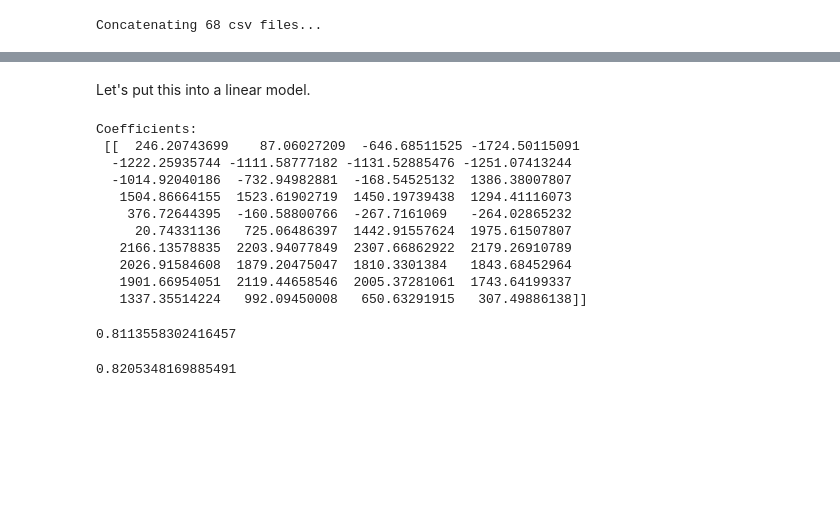
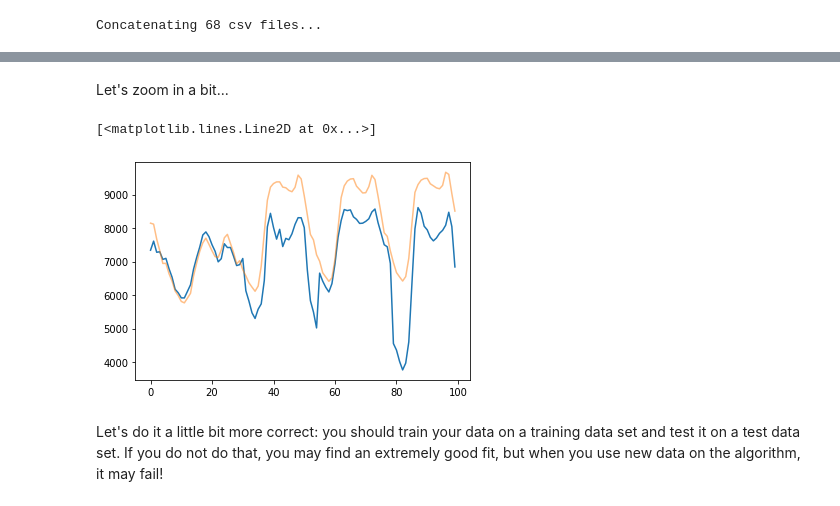
Before and after one commit to inwe-boku/lecture-scientific-computing, a Jupyter notebook: lecture07-fitting/lecture07.ipynb, the cells around one changed output, grey strips where cells are left out. Drawn from its saved outputs; the diff is of its cells as text; code cells hidden in the pictures; blank space fills up the shorter version.

```diff
--- a/lecture07-fitting/lecture07.ipynb
+++ b/lecture07-fitting/lecture07.ipynb
@@ -133,42 +99,14 @@ Joining them all together.
+# %% [markdown]
+Let's zoom in a bit...
+# %%
+plt.plot(Y[400:500])
+plt.plot(pred[400:500], alpha=0.5)
+# %% [output]
+[<matplotlib.lines.Line2D at 0x...>]
+[figure, added]
+# %% [markdown]
+Let's do it a little bit more correct:
+you should train your data on a training data set and test it on a test data set.
+If you do not do that, you may find an extremely good fit, but when you use new data on the algorithm, it may fail!
 # %%
 X_train, X_test, Y_train, Y_test = train_test_split(X, Y, test_size=0.2)
-# %% [markdown]
-Let's put this into a linear model.
-# %%
-# regr = linear_model.LinearRegression(fit_intercept = False)
-regr = linear_model.LinearRegression()
-
-# Train the model using the training sets
-regr.fit(X_train, Y_train)
-
-# The coefficients
-print('Coefficients: \n', regr.coef_)
-
-pred = regr.predict(X_test)
-
-r2_score(Y_test, pred)
-# %% [output]
-Coefficients:
- [[  246.20743699    87.06027209  -646.68511525 -1724.50115091
-  -1222.25935744 -1111.58777182 -1131.52885476 -1251.07413244
-  -1014.92040186  -732.94982881  -168.54525132  1386.38007807
-   1504.86664155  1523.61902719  1450.19739438  1294.41116073
-    376.72644395  -160.58800766  -267.7161069   -264.02865232
-     20.74331136   725.06486397  1442.91557624  1975.61507807
-   2166.13578835  2203.94077849  2307.66862922  2179.26910789
-   2026.91584608  1879.20475047  1810.3301384   1843.68452964
-   1901.66954051  2119.44658546  2005.37281061  1743.64199337
-   1337.35514224   992.09450008   650.63291915   307.49886138]]
-0.8113558302416457
-# %%
-# regr = linear_model.LinearRegression(fit_intercept = False)
-regr = ensemble.RandomForestRegressor()
-
-# Train the model using the training sets
-regr.fit(X_train, Y_train.reshape(-1, ))
-
-pred = regr.predict(X_test)
-
-r2_score(Y_test, pred)
-# %% [output]
-0.8205348169885491
```
Also changed, not shown: parts of 56 cells of this notebook.
